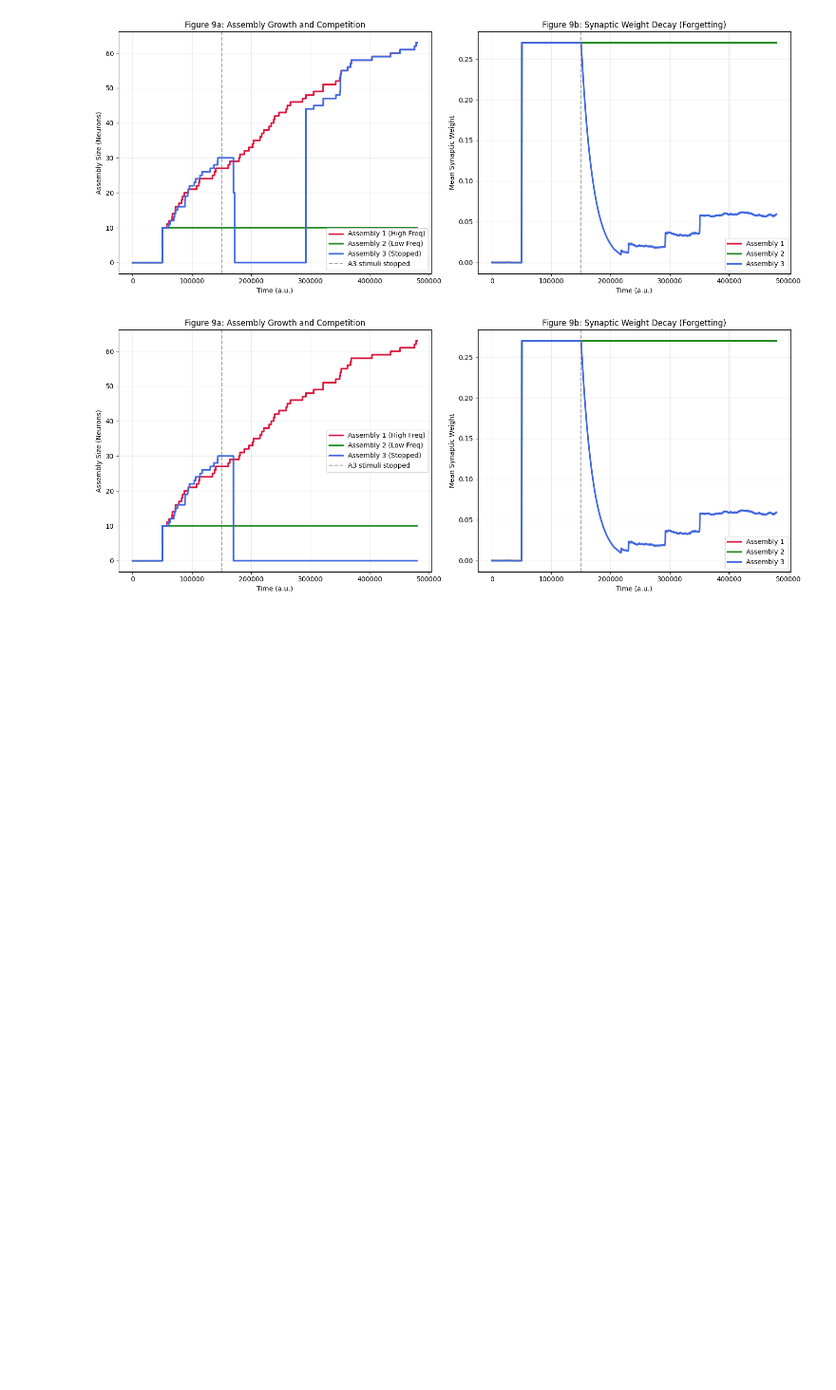
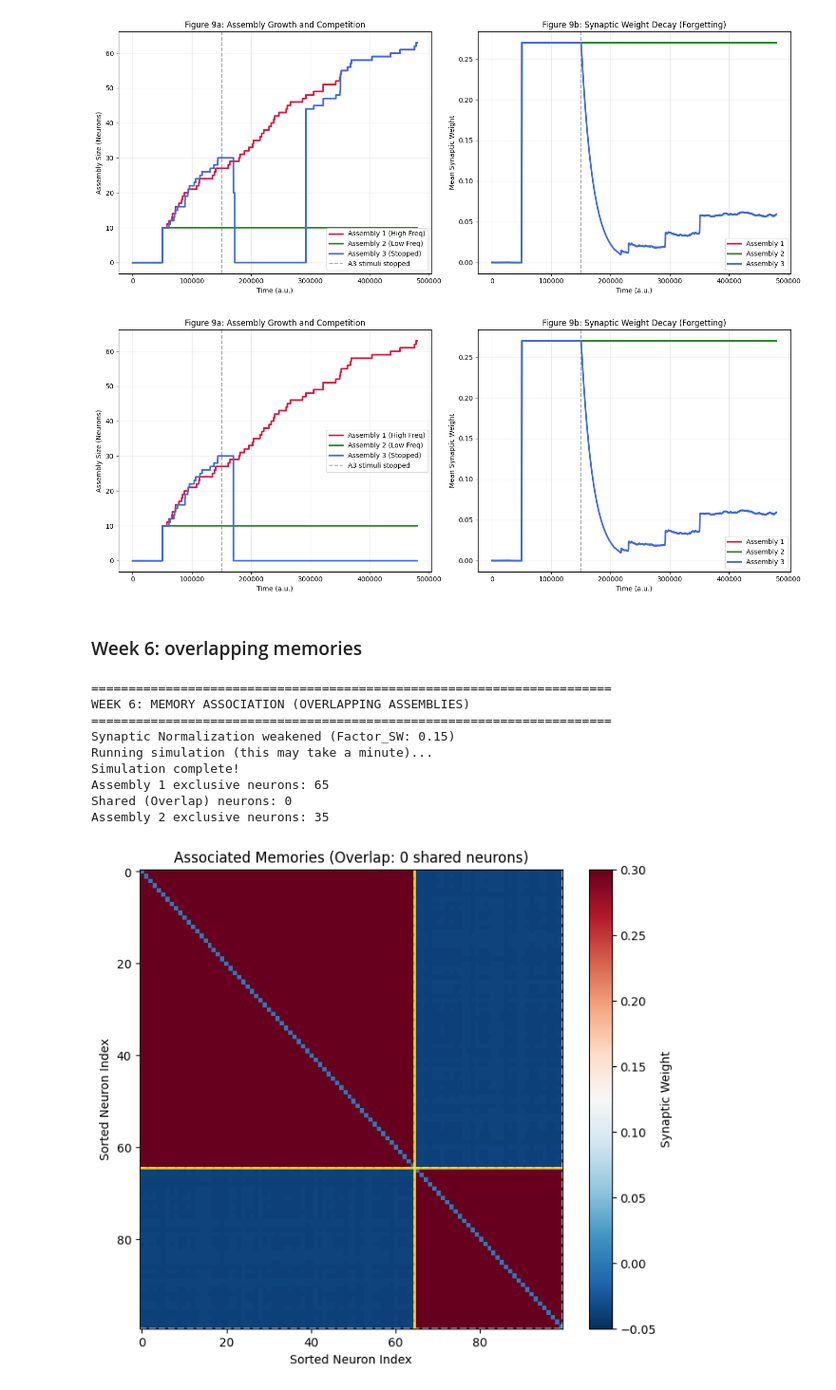
Before and after one commit to cecipwd/dynamicattractor, a Jupyter notebook: dynamic_attractor_network_colab.ipynb, the cells around one changed output. Shown at 95% size. Cells and saved outputs as stored; diff of their text form; code cells hidden in the pictures; blank space fills up the shorter version.

Commit message:
Week6

```diff
--- a/dynamic_attractor_network_colab.ipynb
+++ b/dynamic_attractor_network_colab.ipynb
@@ -1267,3 +1276,5 @@ def plot_competition_results(results, save_path=None):
 plot_competition_results(results_week5)
 # %% [output]
 [figure]
+# %% [markdown]
+### Week 6: overlapping memories
@@ -1269,0 +1476,14 @@ plot_competition_results(results_week5)
+# %%
+results_overlap = run_overlap_experiment(total_time=200000)
+plot_overlap_matrix(results_overlap)
+# %% [output]
+======================================================================
+WEEK 6: MEMORY ASSOCIATION (OVERLAPPING ASSEMBLIES)
+======================================================================
+Synaptic Normalization weakened (Factor_SW: 0.15)
+Running simulation (this may take a minute)...
+Simulation complete!
+Assembly 1 exclusive neurons: 65
+Shared (Overlap) neurons: 0
+Assembly 2 exclusive neurons: 35
+[figure, added]
```
Also changed, not shown: parts of 18 cells of this notebook.
